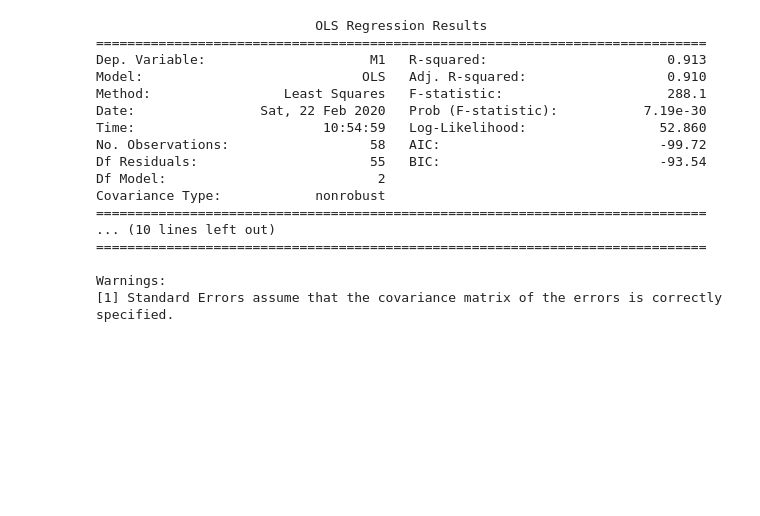
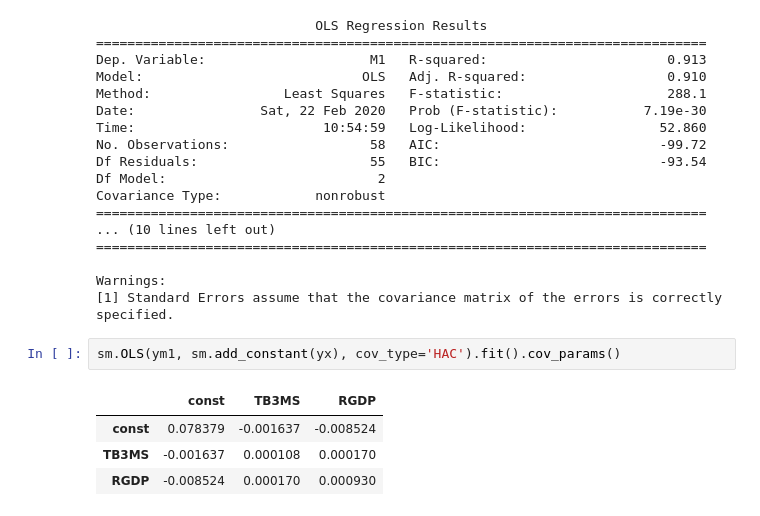
Before and after one commit to karasikHacker/econ571ps2, a Jupyter notebook: ps2.ipynb, the cells around one changed output. Drawn from its saved outputs; the diff is of its cells as text; blank space fills up the shorter version.

```diff
--- a/ps2.ipynb
+++ b/ps2.ipynb
@@ -600,3 +602,10 @@ Covariance Type:            nonrobust
 
 Warnings:
 [1] Standard Errors assume that the covariance matrix of the errors is correctly specified.
+# %%
+sm.OLS(ym1, sm.add_constant(yx), cov_type='HAC').fit().cov_params()
+# %% [output]
+|  | const | TB3MS | RGDP |
+| const | 0.078379 | -0.001637 | -0.008524 |
+| TB3MS | -0.001637 | 0.000108 | 0.000170 |
+| RGDP | -0.008524 | 0.000170 | 0.000930 |
```
Also changed, not shown: parts of 2 cells of this notebook.
